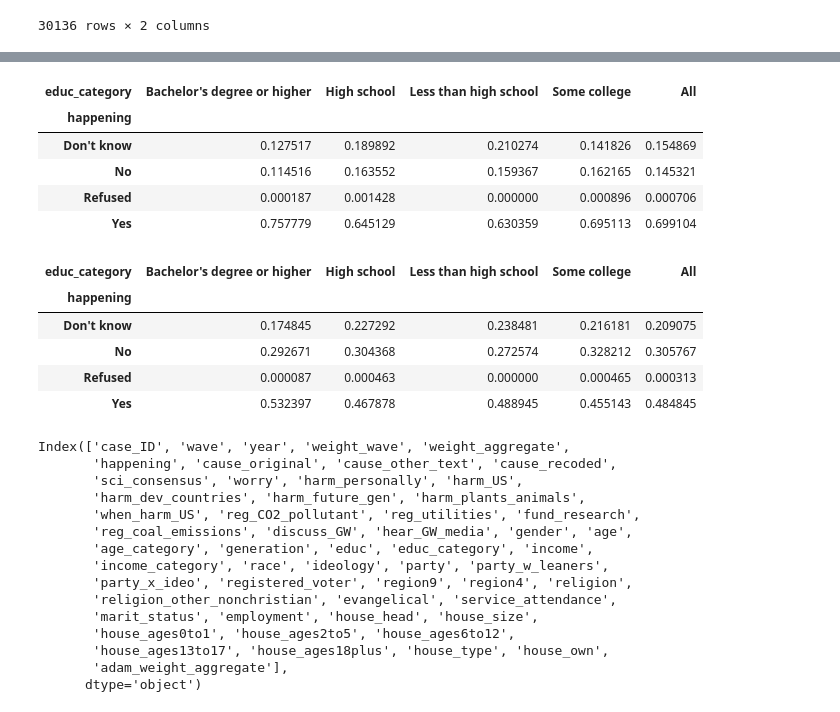
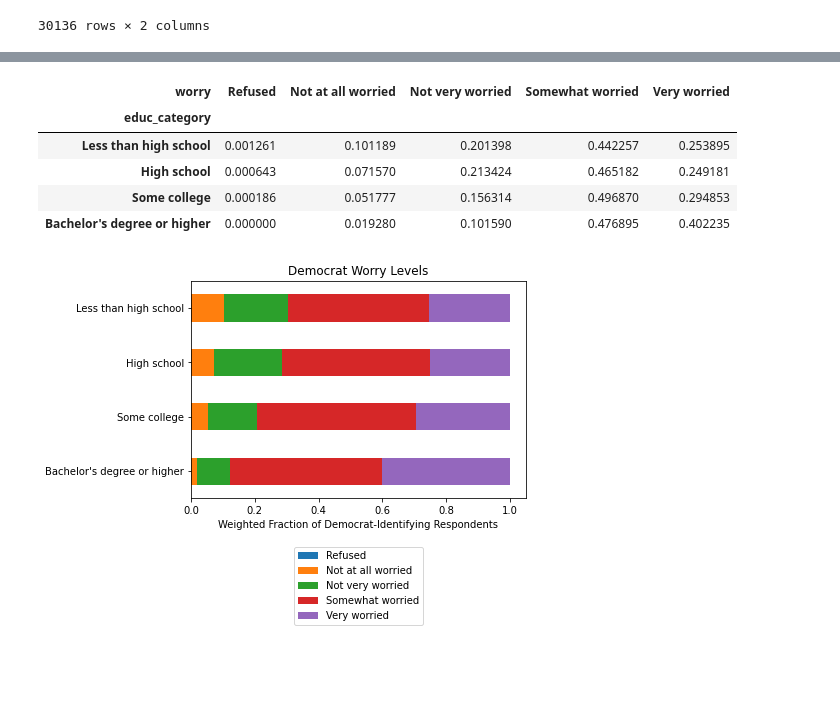
Before and after one commit to adam-kosinski/Climate-Opinions, a Jupyter notebook: plotting.ipynb, the cells around one changed output, grey strips where cells are left out. Drawn from its saved outputs; the diff is of its cells as text; code cells hidden in the pictures; blank space fills up the shorter version.

```diff
--- a/plotting.ipynb
+++ b/plotting.ipynb
@@ -119,40 +93,32 @@ pd.crosstab(dem["happening"], dem["educ_category"], values=dem["adam_weight_aggr
-# %%
-# income vs. concern for indepedent party
-indp = df[df["party"] == "Independent"]
-pd.crosstab(indp["happening"], indp["educ_category"], values=indp["adam_weight_aggregate"], aggfunc="sum", margins=True, normalize="columns")
-# %% [output]
-| educ_category | Bachelor's degree or higher | High school | Less than high school | Some college | All |
-| happening |  |  |  |  |  |
-| Don't know | 0.127517 | 0.189892 | 0.210274 | 0.141826 | 0.154869 |
-| No | 0.114516 | 0.163552 | 0.159367 | 0.162165 | 0.145321 |
-| Refused | 0.000187 | 0.001428 | 0.000000 | 0.000896 | 0.000706 |
-| Yes | 0.757779 | 0.645129 | 0.630359 | 0.695113 | 0.699104 |
-# %%
-# income vs. concern for republicans
-repub = df[df["party"] == "Republican"]
-pd.crosstab(repub["happening"], repub["educ_category"], values=repub["adam_weight_aggregate"], aggfunc="sum", margins=True, normalize="columns")
-# %% [output]
-| educ_category | Bachelor's degree or higher | High school | Less than high school | Some college | All |
-| happening |  |  |  |  |  |
-| Don't know | 0.174845 | 0.227292 | 0.238481 | 0.216181 | 0.209075 |
-| No | 0.292671 | 0.304368 | 0.272574 | 0.328212 | 0.305767 |
-| Refused | 0.000087 | 0.000463 | 0.000000 | 0.000465 | 0.000313 |
-| Yes | 0.532397 | 0.467878 | 0.488945 | 0.455143 | 0.484845 |
-# %%
-df.columns
-# %% [output]
-Index(['case_ID', 'wave', 'year', 'weight_wave', 'weight_aggregate',
-       'happening', 'cause_original', 'cause_other_text', 'cause_recoded',
-       'sci_consensus', 'worry', 'harm_personally', 'harm_US',
-       'harm_dev_countries', 'harm_future_gen', 'harm_plants_animals',
-       'when_harm_US', 'reg_CO2_pollutant', 'reg_utilities', 'fund_research',
-       'reg_coal_emissions', 'discuss_GW', 'hear_GW_media', 'gender', 'age',
-       'age_category', 'generation', 'educ', 'educ_category', 'income',
-       'income_category', 'race', 'ideology', 'party', 'party_w_leaners',
-       'party_x_ideo', 'registered_voter', 'region9', 'region4', 'religion',
-       'religion_other_nonchristian', 'evangelical', 'service_attendance',
-       'marit_status', 'employment', 'house_head', 'house_size',
-       'house_ages0to1', 'house_ages2to5', 'house_ages6to12',
-       'house_ages13to17', 'house_ages18plus', 'house_type', 'house_own',
-       'adam_weight_aggregate'],
-      dtype='object')
+# %%
+def plot_cat_crosstab(data, axis_var, color_var, xlab, ylab, title):
+    crosstab = pd.crosstab(data[axis_var], data[color_var],
+                           values=data["adam_weight_aggregate"], aggfunc="sum",
+                           margins=False, normalize="index")
+
+    ax = crosstab.plot(kind="barh", stacked=True)
+    ax.invert_yaxis() # when reading top-to-bottom, it makes more sense for increasing quantities to be lower
+    ax.set_xlabel(xlab)
+    ax.set_ylabel(ylab)
+    ax.set_title(title)
+    ax.legend(loc="upper center", bbox_to_anchor=(0.5, -0.2))
+
+#     # change formatting of the "All" label - use only with margins=True in the crosstab func
+#     yticklabels = ax.get_yticklabels()
+#     ax.get_yticklabels()[len(yticklabels)-1].set_size(20)
+
+    return crosstab
+# %%
+plot_cat_crosstab(df[df["party"] == "Democrat"],
+                 "educ_category", "worry",
+                 xlab="Weighted Fraction of Democrat-Identifying Respondents",
+                 ylab="",
+                 title="Democrat Worry Levels")
+# %% [output]
+| worry | Refused | Not at all worried | Not very worried | Somewhat worried | Very worried |
+| educ_category |  |  |  |  |  |
+| Less than high school | 0.001261 | 0.101189 | 0.201398 | 0.442257 | 0.253895 |
+| High school | 0.000643 | 0.071570 | 0.213424 | 0.465182 | 0.249181 |
+| Some college | 0.000186 | 0.051777 | 0.156314 | 0.496870 | 0.294853 |
+| Bachelor's degree or higher | 0.000000 | 0.019280 | 0.101590 | 0.476895 | 0.402235 |
+[figure, added]
```
Also changed, not shown: parts of 14 cells of this notebook, 2 other files.
